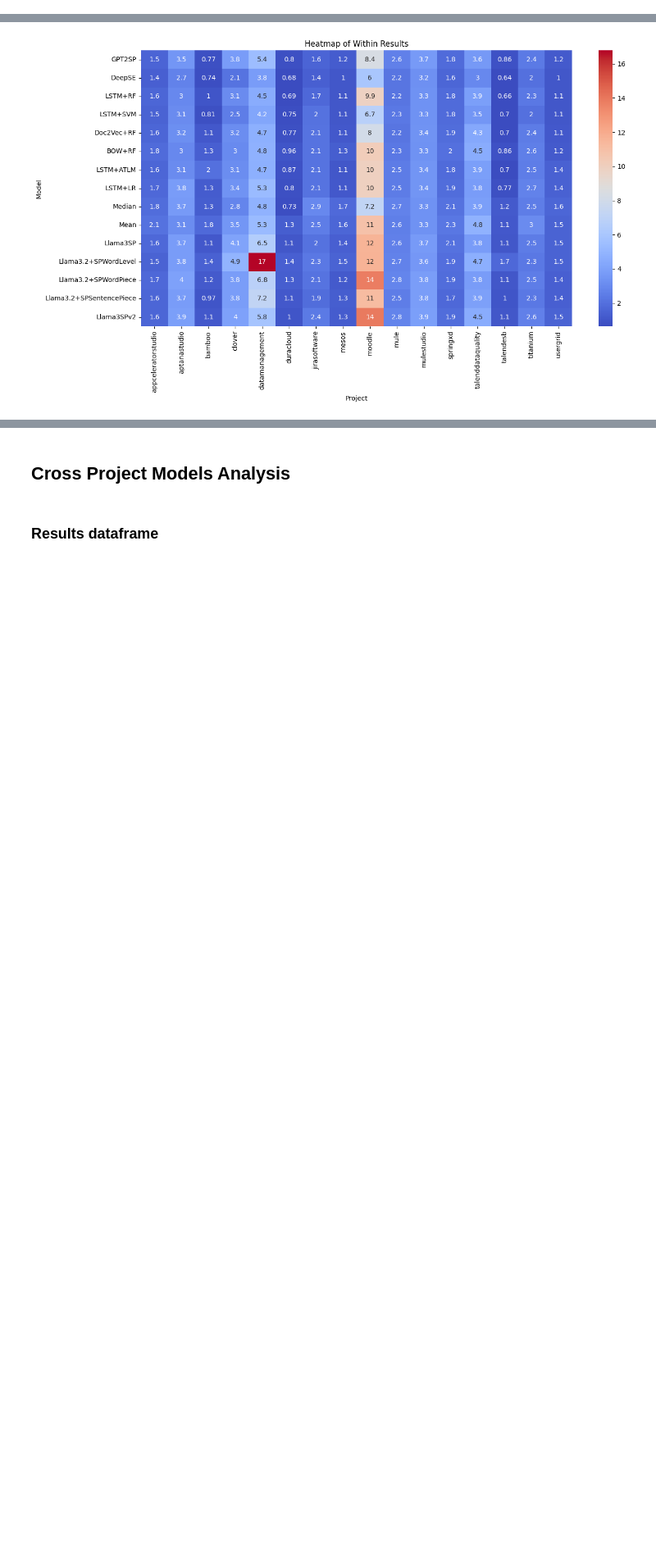
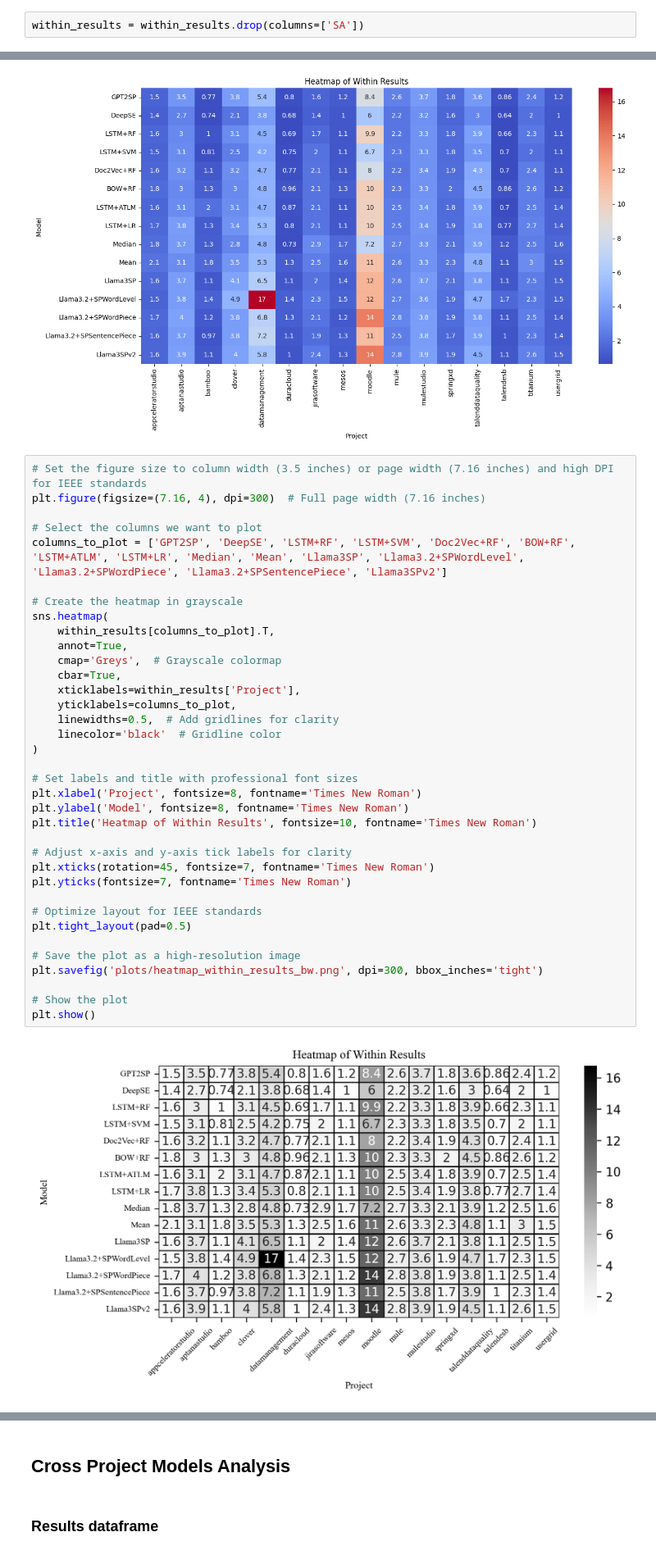
Before and after one commit to DEVCamiloSepulveda/llama3sp, a Jupyter notebook: data_model_analysis/Llama3SP_model_analysis_notebook.ipynb, the cells around one changed output, grey strips where cells are left out. Shown at 82% size. Drawn from its saved outputs; the diff is of its cells as text; blank space fills up the shorter version.

```diff
--- a/data_model_analysis/Llama3SP_model_analysis_notebook.ipynb
+++ b/data_model_analysis/Llama3SP_model_analysis_notebook.ipynb
@@ -111,3 +162,5 @@ plt.show()
+# %%
+within_results = within_results.drop(columns=['SA'])
 # %%
 # Set the figure size
 plt.figure(figsize=(14, 8))
@@ -150,6 +203,44 @@ plt.savefig('plots/heatmap_within_results.png')
 plt.show()
 # %% [output]
 [figure]
+# %%
+# Set the figure size to column width (3.5 inches) or page width (7.16 inches) and high DPI for IEEE standards
+plt.figure(figsize=(7.16, 4), dpi=300)  # Full page width (7.16 inches)
+
+# Select the columns we want to plot
+columns_to_plot = ['GPT2SP', 'DeepSE', 'LSTM+RF', 'LSTM+SVM', 'Doc2Vec+RF', 'BOW+RF', 'LSTM+ATLM', 'LSTM+LR', 'Median', 'Mean', 'Llama3SP', 'Llama3.2+SPWordLevel', 'Llama3.2+SPWordPiece', 'Llama3.2+SPSentencePiece', 'Llama3SPv2']
+
+# Create the heatmap in grayscale
+sns.heatmap(
+    within_results[columns_to_plot].T,
+    annot=True,
+    cmap='Greys',  # Grayscale colormap
+    cbar=True,
+    xticklabels=within_results['Project'],
+    yticklabels=columns_to_plot,
+    linewidths=0.5,  # Add gridlines for clarity
+    linecolor='black'  # Gridline color
+)
+
+# Set labels and title with professional font sizes
+plt.xlabel('Project', fontsize=8, fontname='Times New Roman')
+plt.ylabel('Model', fontsize=8, fontname='Times New Roman')
+plt.title('Heatmap of Within Results', fontsize=10, fontname='Times New Roman')
+
+# Adjust x-axis and y-axis tick labels for clarity
+plt.xticks(rotation=45, fontsize=7, fontname='Times New Roman')
+plt.yticks(fontsize=7, fontname='Times New Roman')
+
+# Optimize layout for IEEE standards
+plt.tight_layout(pad=0.5)
+
+# Save the plot as a high-resolution image
+plt.savefig('plots/heatmap_within_results_bw.png', dpi=300, bbox_inches='tight')
+
+# Show the plot
+plt.show()
+# %% [output]
+[figure, added]
 # %%
 import pandas as pd
 import matplotlib.pyplot as plt
```
Also changed, not shown: parts of 8 cells of this notebook, 6 other files.
